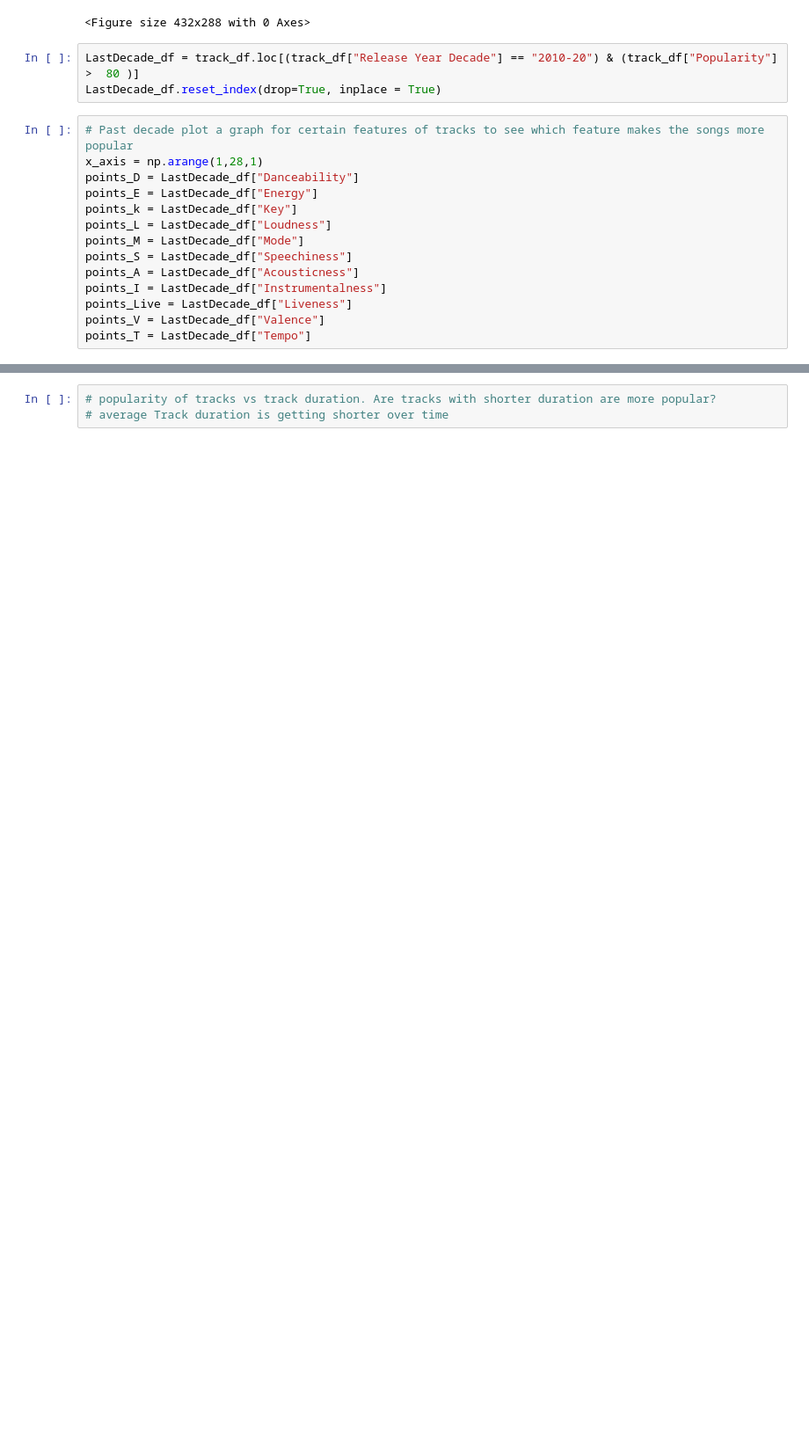
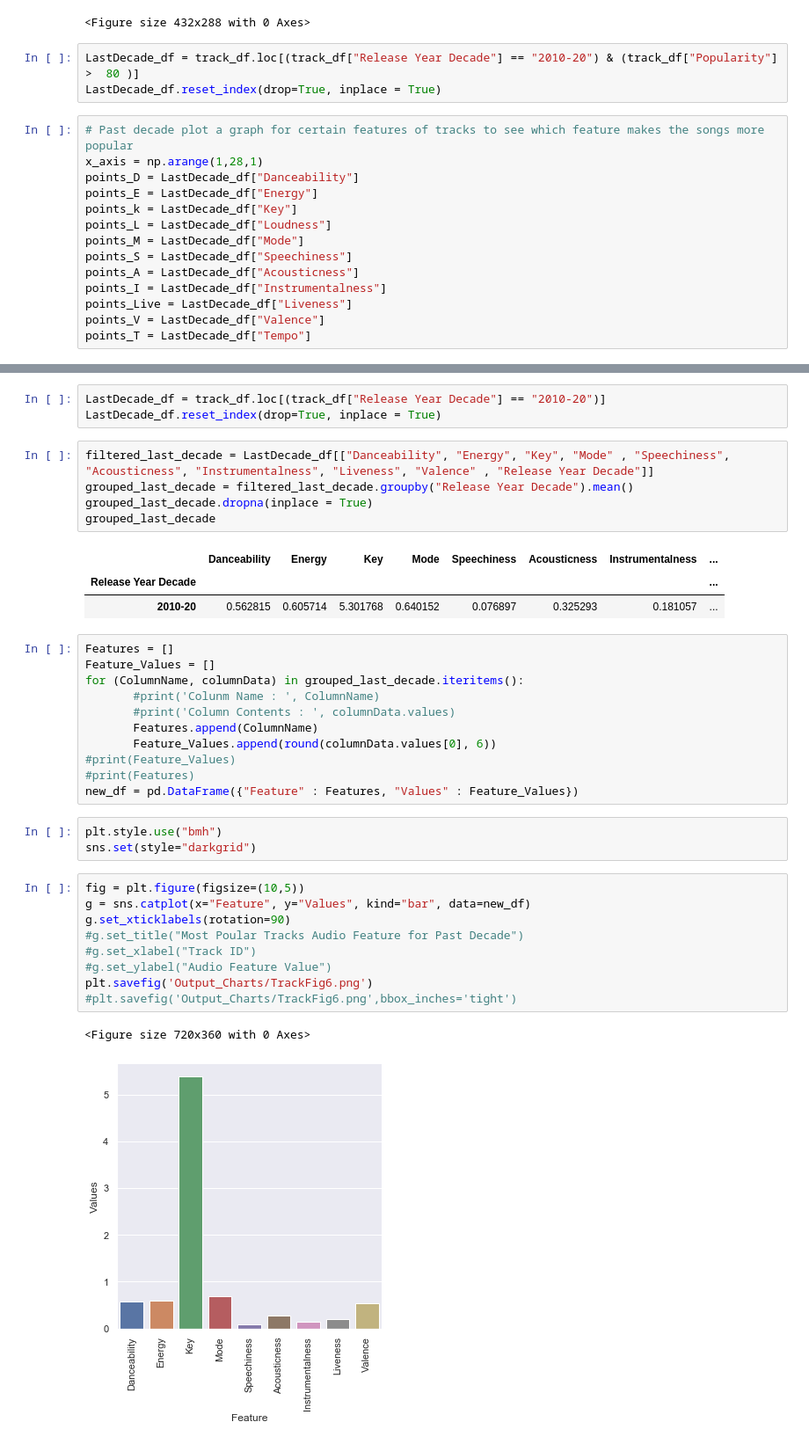
Before and after one commit to LievoisT/DataProject-Spotify, a Jupyter notebook: TrackDataAnalysis.ipynb, the cells around one changed output, grey strips where cells are left out. Shown: that part at 88% size. Cells and saved outputs as stored; diff of their text form; blank space fills up the shorter version.

```diff
--- a/TrackDataAnalysis.ipynb
+++ b/TrackDataAnalysis.ipynb
@@ -240,3 +233,38 @@ plt.legend()
-# %%
-# popularity of tracks vs track duration. Are tracks with shorter duration are more popular?
-# average Track duration is getting shorter over time
+# %%
+LastDecade_df = track_df.loc[(track_df["Release Year Decade"] == "2010-20")]
+LastDecade_df.reset_index(drop=True, inplace = True)
+# %%
+filtered_last_decade = LastDecade_df[["Danceability", "Energy", "Key", "Mode" , "Speechiness", "Acousticness", "Instrumentalness", "Liveness", "Valence" , "Release Year Decade"]]
+grouped_last_decade = filtered_last_decade.groupby("Release Year Decade").mean()
+grouped_last_decade.dropna(inplace = True)
+grouped_last_decade
+# %% [output]
+|  | Danceability | Energy | Key | Mode | Speechiness | Acousticness | Instrumentalness | ... |
+| Release Year Decade |  |  |  |  |  |  |  | ... |
+| 2010-20 | 0.562815 | 0.605714 | 5.301768 | 0.640152 | 0.076897 | 0.325293 | 0.181057 | ... |
+# %%
+Features = []
+Feature_Values = []
+for (ColumnName, columnData) in grouped_last_decade.iteritems():
+       #print('Colunm Name : ', ColumnName)
+       #print('Column Contents : ', columnData.values)
+       Features.append(ColumnName)
+       Feature_Values.append(round(columnData.values[0], 6))
+#print(Feature_Values)
+#print(Features)
+new_df = pd.DataFrame({"Feature" : Features, "Values" : Feature_Values})
+# %%
+plt.style.use("bmh")
+sns.set(style="darkgrid")
+# %%
+fig = plt.figure(figsize=(10,5))
+g = sns.catplot(x="Feature", y="Values", kind="bar", data=new_df)
+g.set_xticklabels(rotation=90)
+#g.set_title("Most Poular Tracks Audio Feature for Past Decade")
+#g.set_xlabel("Track ID")
+#g.set_ylabel("Audio Feature Value")
+plt.savefig('Output_Charts/TrackFig6.png')
+#plt.savefig('Output_Charts/TrackFig6.png',bbox_inches='tight')
+# %% [output]
+<Figure size 720x360 with 0 Axes>
+[figure, added]
```
Also changed, not shown: parts of 19 cells of this notebook, 7 other files.
